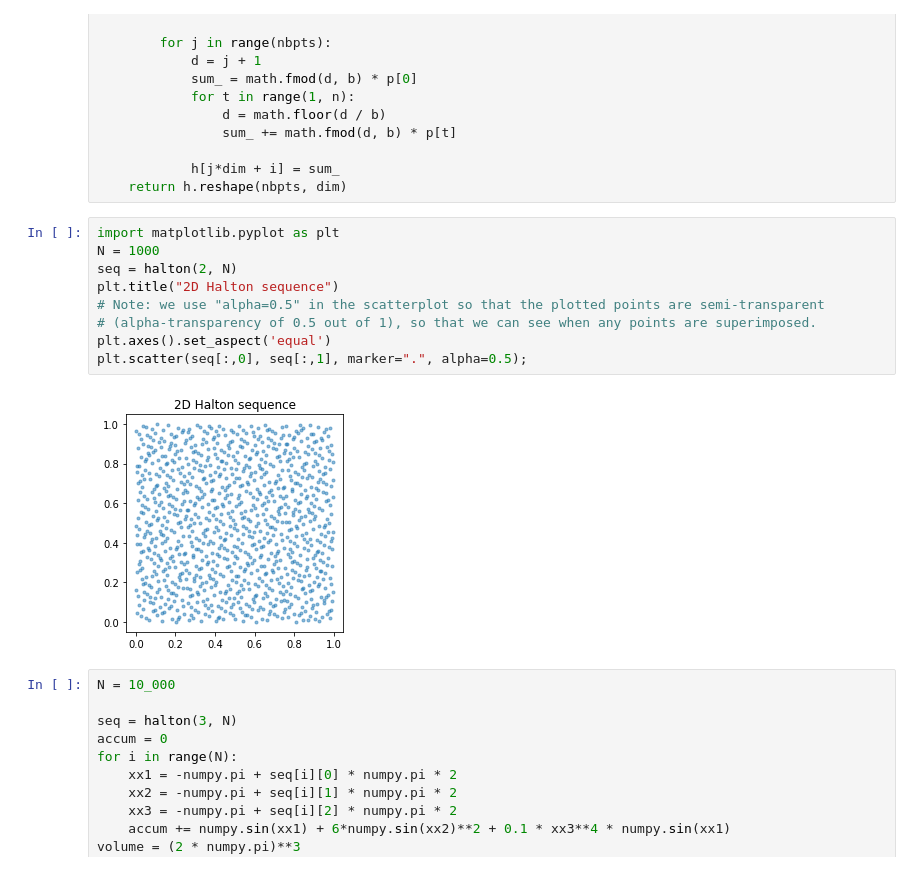
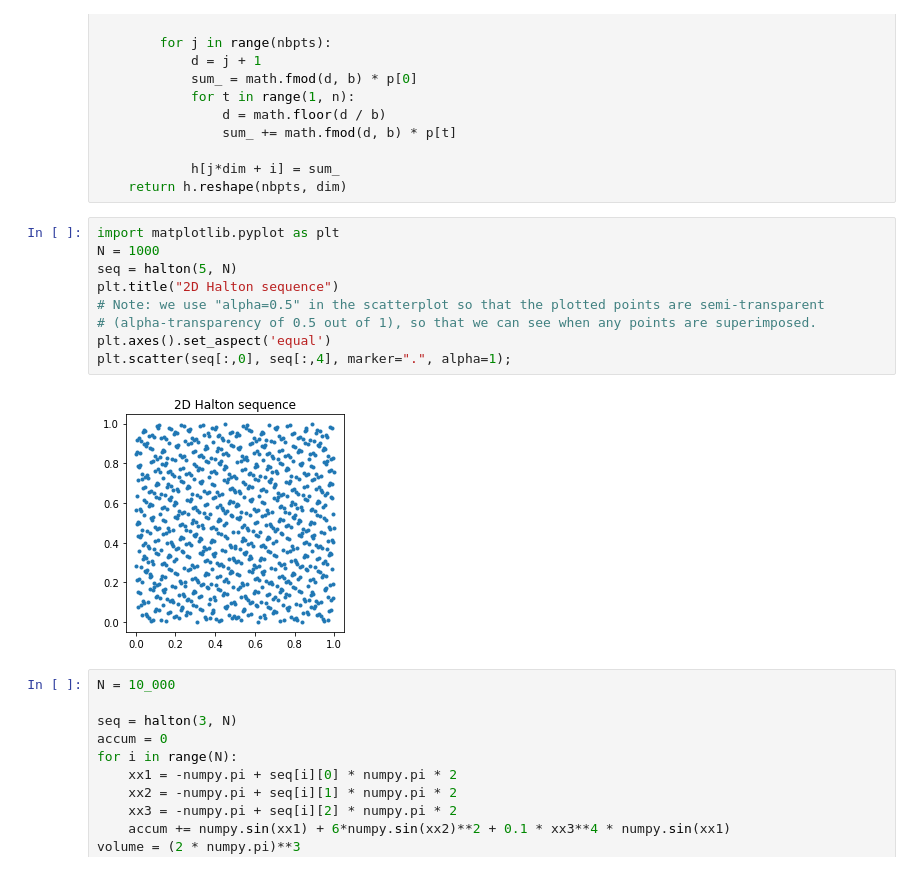
Before and after one commit to Adrian-ACI/MetNumUN2021II, a Jupyter notebook: Lab6/Group6MontecarloAreas.ipynb, the cells around one changed output. Drawn from its saved outputs; the diff is of its cells as text.

```diff
--- a/Lab6/Group6MontecarloAreas.ipynb
+++ b/Lab6/Group6MontecarloAreas.ipynb
@@ -394,14 +394,14 @@ def halton(dim: int, nbpts: int):
 # %%
 import matplotlib.pyplot as plt
 N = 1000
-seq = halton(2, N)
+seq = halton(5, N)
 plt.title("2D Halton sequence")
 # Note: we use "alpha=0.5" in the scatterplot so that the plotted points are semi-transparent
 # (alpha-transparency of 0.5 out of 1), so that we can see when any points are superimposed.
 plt.axes().set_aspect('equal')
-plt.scatter(seq[:,0], seq[:,1], marker=".", alpha=0.5);
+plt.scatter(seq[:,0], seq[:,4], marker=".", alpha=1);
 # %% [output]
-[figure, old version]
+[figure, new version]
 # %%
 N = 10_000
 
```
Also changed, not shown: parts of 1 cell of this notebook.
